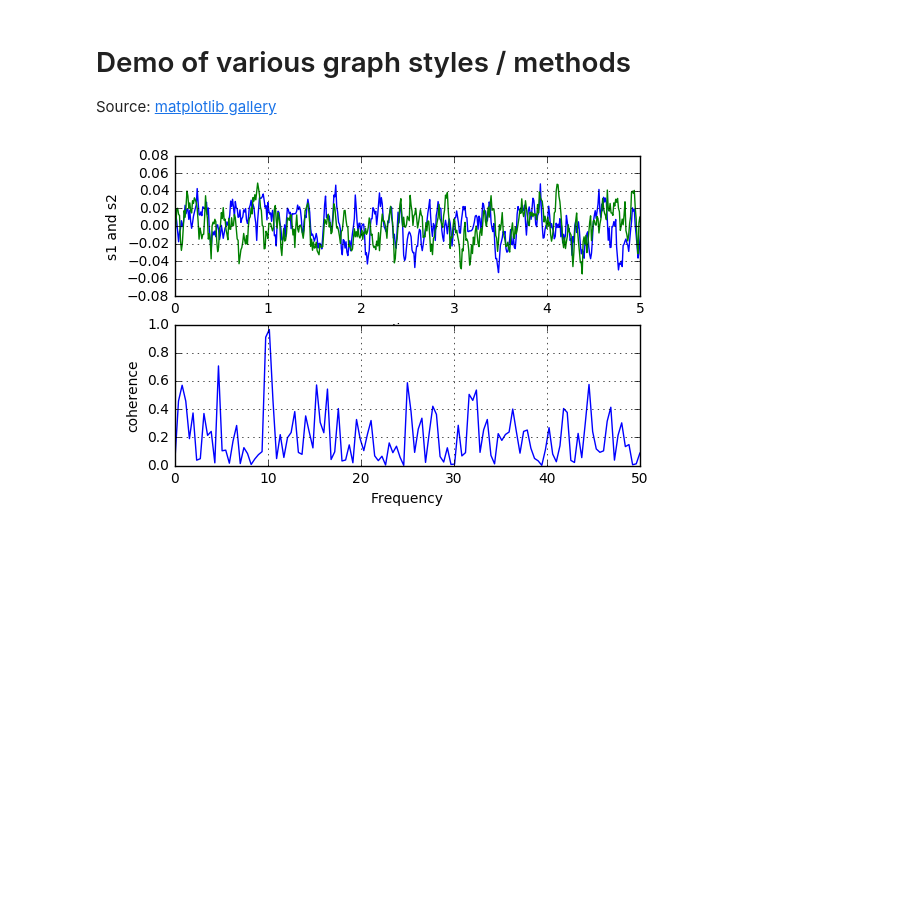
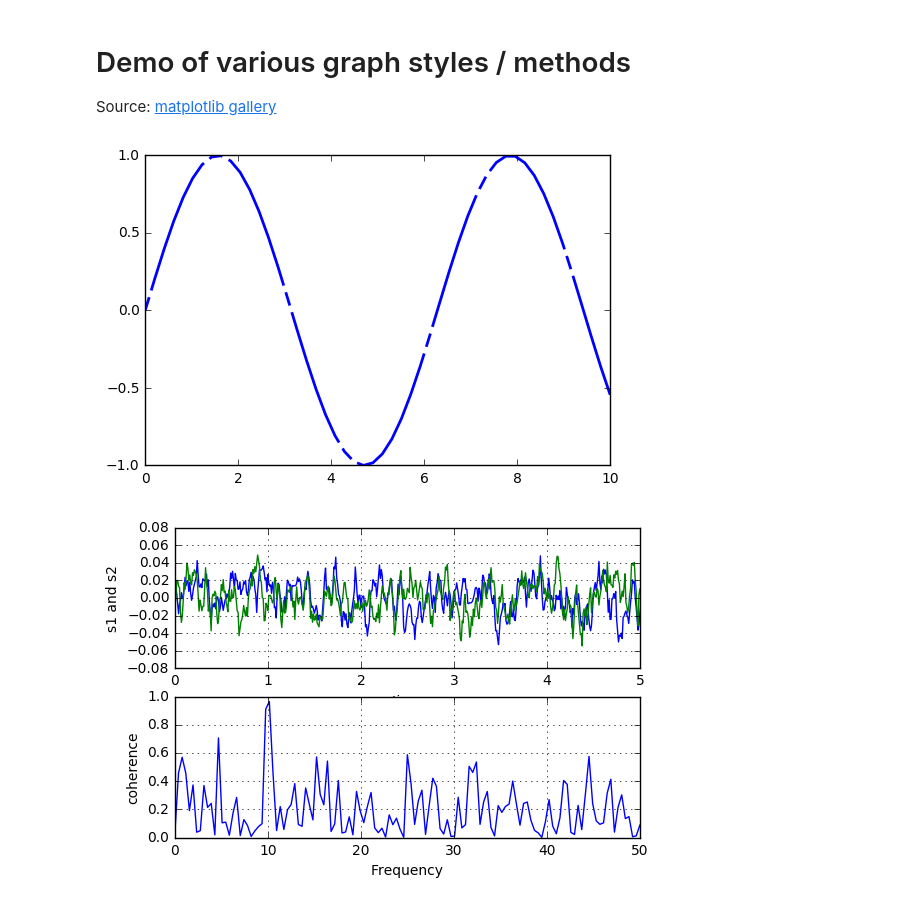
Before and after one commit to king-lab/akron-jupyter, a Jupyter notebook: index.ipynb, the cells around one changed output. Cells and saved outputs as stored; diff of their text form; code cells hidden in the pictures; blank space fills up the shorter version.

```diff
--- a/index.ipynb
+++ b/index.ipynb
@@ -2,6 +2,26 @@
 # Demo of various graph styles / methods
 
 Source: [matplotlib gallery](http://matplotlib.org/examples/pylab_examples/cohere_demo.html)
+# %%
+"""
+Demo of a simple plot with a custom dashed line.
+
+A Line object's ``set_dashes`` method allows you to specify dashes with
+a series of on/off lengths (in points).
+"""
+import numpy as np
+import matplotlib.pyplot as plt
+
+
+x = np.linspace(0, 10)
+line, = plt.plot(x, np.sin(x), '--', linewidth=2)
+
+dashes = [10, 5, 100, 5]  # 10 points on, 5 off, 100 on, 5 off
+line.set_dashes(dashes)
+
+plt.show()
+# %% [output]
+[figure, added]
 # %%
 import numpy as np
 import matplotlib.pyplot as plt
```
